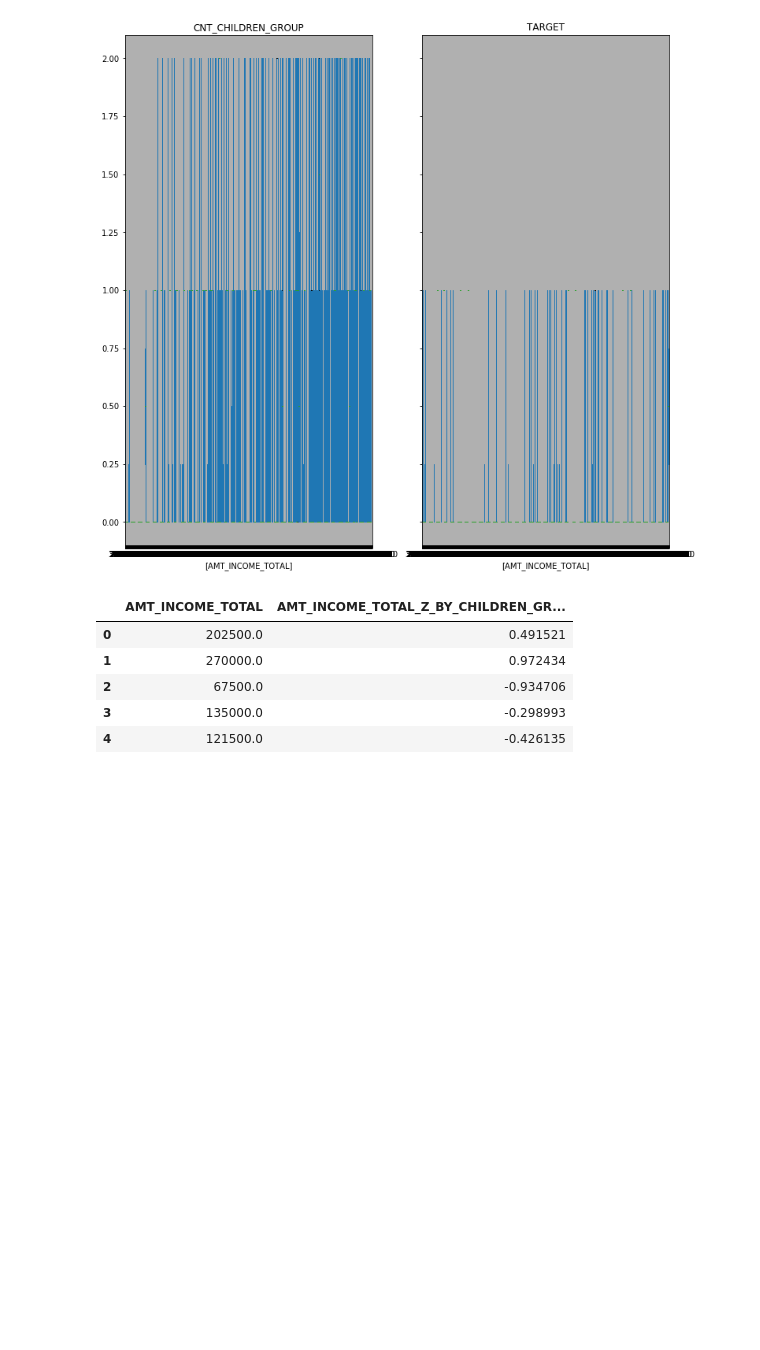
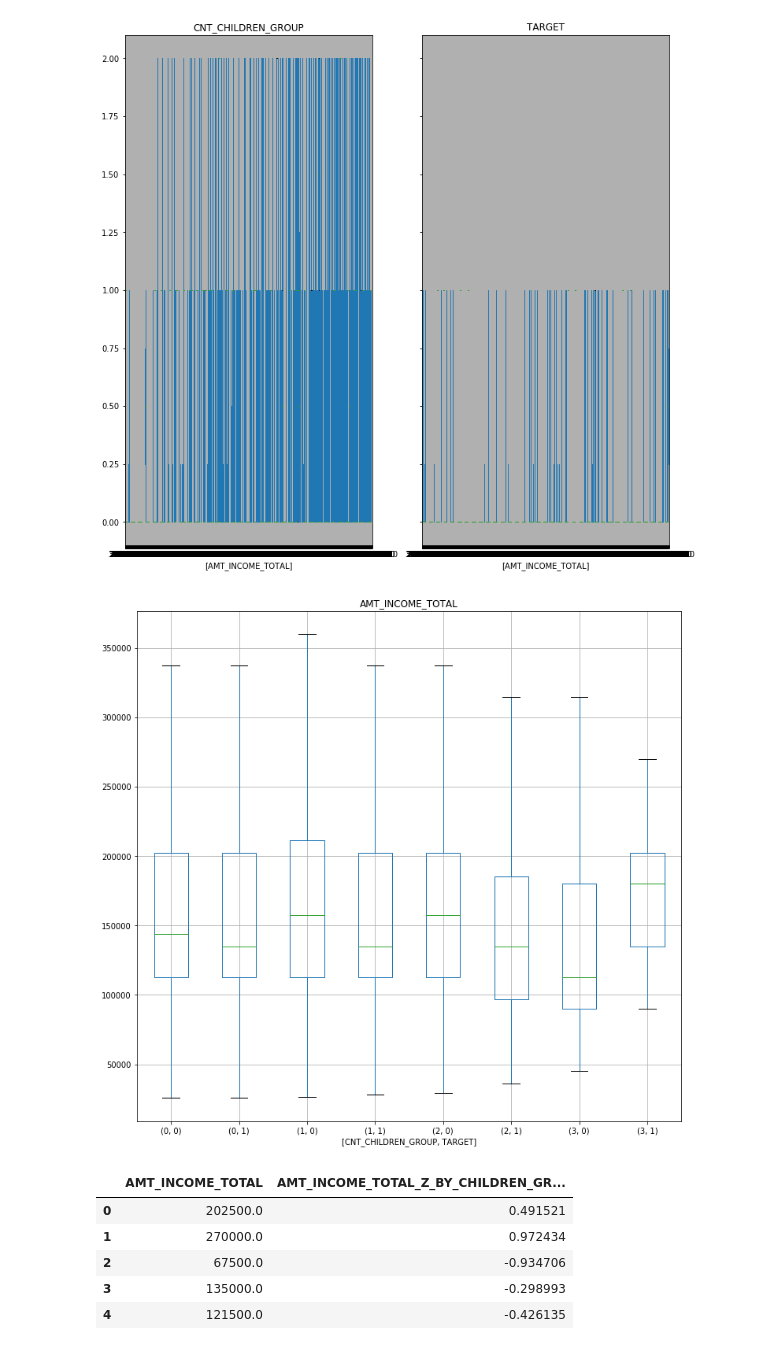
Before and after one commit to geo1675/2nd-ML100Days, a Jupyter notebook: homework/Day_008_HW.ipynb, the cells around one changed output. Drawn from its saved outputs; the diff is of its cells as text; code cells hidden in the pictures; blank space fills up the shorter version.

```diff
--- a/homework/Day_008_HW.ipynb
+++ b/homework/Day_008_HW.ipynb
@@ -148,6 +148,19 @@ plt.suptitle('')
 plt.show()
 # %% [output]
 [figure]
+# %%
+#2-2
+"""
+Your code here
+"""
+plt_column =  ["AMT_INCOME_TOTAL"]
+plt_by = ["CNT_CHILDREN_GROUP", "TARGET"]
+
+app_train.boxplot(column=plt_column, by = plt_by, showfliers = False, figsize=(12,12))
+plt.suptitle('')
+plt.show()
+# %% [output]
+[figure, added]
 # %%
 #3
 """
```
